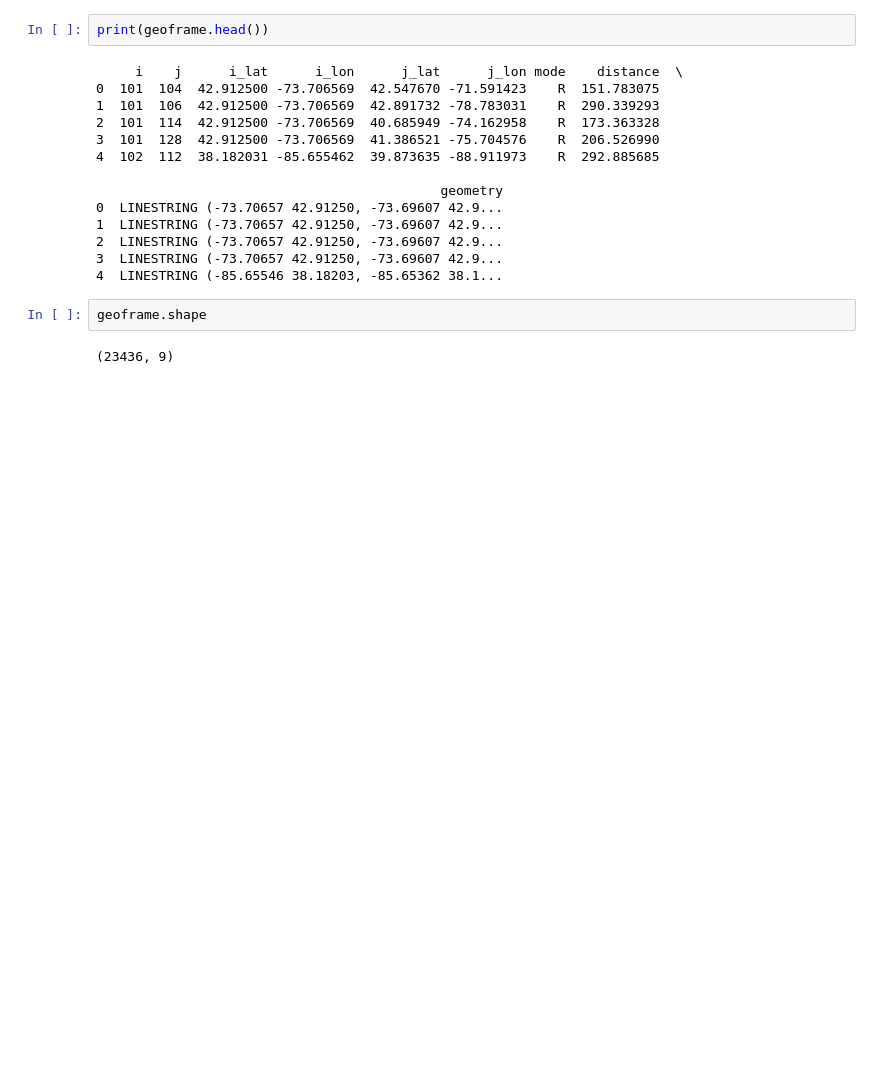
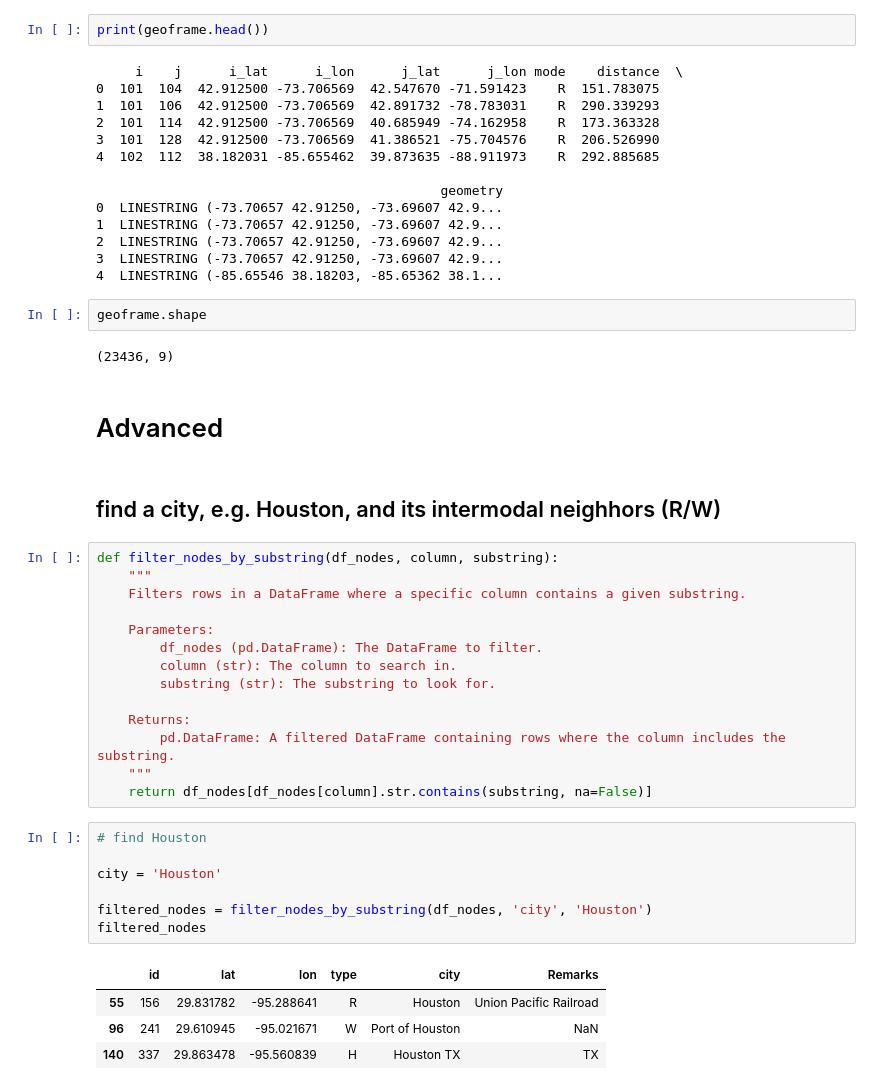
Before and after one commit to ILABUTK/RECOIL_Datasets, a Jupyter notebook: usage.ipynb, the cells around one changed output. Saved outputs shown, nothing was run; the diff lists cells and outputs as text; blank space fills up the shorter version.

```diff
--- a/usage.ipynb
+++ b/usage.ipynb
@@ -352,3 +392,33 @@ print(geoframe.head())
 geoframe.shape
 # %% [output]
 (23436, 9)
+# %% [markdown]
+# Advanced
+# %% [markdown]
+## find a city, e.g. Houston, and its intermodal neighhors (R/W)
+# %%
+def filter_nodes_by_substring(df_nodes, column, substring):
+    """
+    Filters rows in a DataFrame where a specific column contains a given substring.
+
+    Parameters:
+        df_nodes (pd.DataFrame): The DataFrame to filter.
+        column (str): The column to search in.
+        substring (str): The substring to look for.
+
+    Returns:
+        pd.DataFrame: A filtered DataFrame containing rows where the column includes the substring.
+    """
+    return df_nodes[df_nodes[column].str.contains(substring, na=False)]
+# %%
+# find Houston
+
+city = 'Houston'
+
+filtered_nodes = filter_nodes_by_substring(df_nodes, 'city', 'Houston')
+filtered_nodes
+# %% [output]
+|  | id | lat | lon | type | city | Remarks |
+| 55 | 156 | 29.831782 | -95.288641 | R | Houston | Union Pacific Railroad |
+| 96 | 241 | 29.610945 | -95.021671 | W | Port of Houston | NaN |
+| 140 | 337 | 29.863478 | -95.560839 | H | Houston TX | TX |
```
Also changed, not shown: parts of 22 cells of this notebook.
